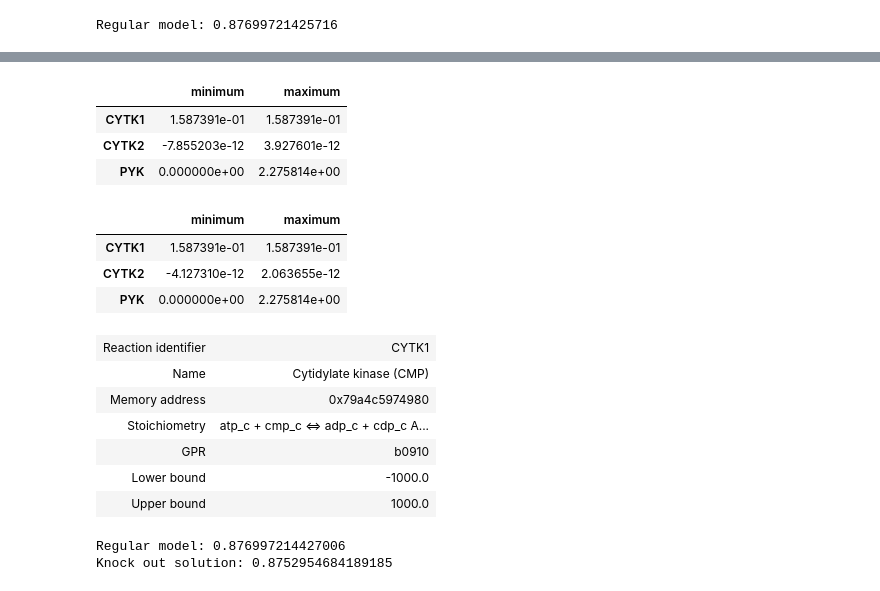
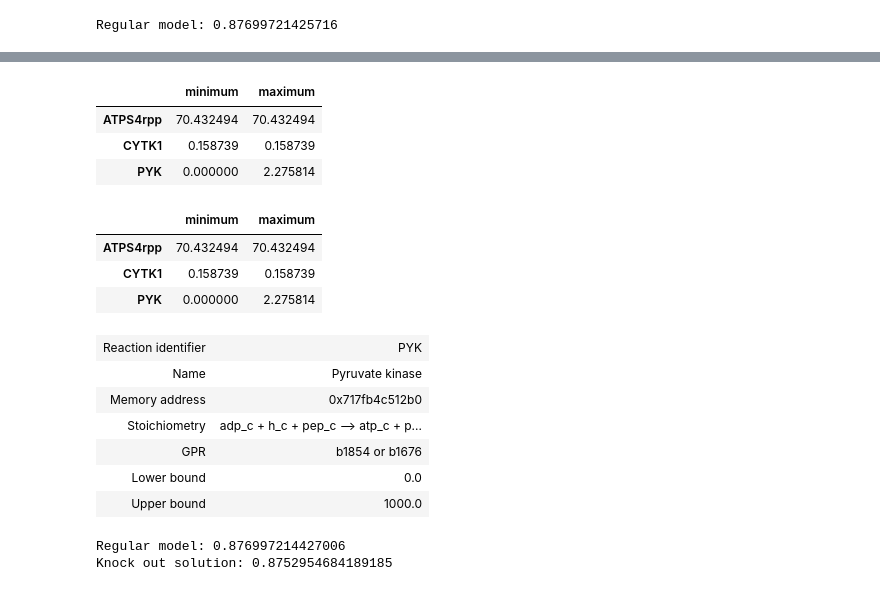
Before and after one commit to DogaTestere/CobraPyTest, a Jupyter notebook: CobraFolder/test1.ipynb, the cells around one changed output, grey strips where cells are left out. Saved outputs shown, nothing was run; the diff lists cells and outputs as text; code cells hidden in the pictures.

```diff
--- a/CobraFolder/test1.ipynb
+++ b/CobraFolder/test1.ipynb
@@ -253,34 +350,34 @@ flux_variability_analysis(model, model.reactions.CYTK1)
 # %%
 flux_variability_analysis(
     model,
-    ["CYTK1", "CYTK2", "PYK"],
+    ["ATPS4rpp", "CYTK1", "PYK"],
     loopless=True
 )
 # %% [output]
 |  | minimum | maximum |
-| CYTK1 | 1.587391e-01 | 1.587391e-01 |
-| CYTK2 | -7.855203e-12 | 3.927601e-12 |
-| PYK | 0.000000e+00 | 2.275814e+00 |
+| ATPS4rpp | 70.432494 | 70.432494 |
+| CYTK1 | 0.158739 | 0.158739 |
+| PYK | 0.000000 | 2.275814 |
 # %%
 flux_variability_analysis(
     model,
-    ["CYTK1", "CYTK2", "PYK"]
+    ["ATPS4rpp", "CYTK1", "PYK"]
 )
 # Different results for loopless true/false means that the reaction has a loop that is not possible in vivo
 # %% [output]
 |  | minimum | maximum |
-| CYTK1 | 1.587391e-01 | 1.587391e-01 |
-| CYTK2 | -4.127310e-12 | 2.063655e-12 |
-| PYK | 0.000000e+00 | 2.275814e+00 |
+| ATPS4rpp | 70.432494 | 70.432494 |
+| CYTK1 | 0.158739 | 0.158739 |
+| PYK | 0.000000 | 2.275814 |
 # %%
-model.reactions.get_by_id("CYTK1")
+model.reactions.get_by_id("PYK")
 # %% [output]
-| Reaction identifier | CYTK1 |
-| Name | Cytidylate kinase (CMP) |
-| Memory address | 0x79a4c5974980 |
-| Stoichiometry | atp_c + cmp_c <=> adp_c + cdp_c A... |
-| GPR | b0910 |
-| Lower bound | -1000.0 |
+| Reaction identifier | PYK |
+| Name | Pyruvate kinase |
+| Memory address | 0x717fb4c512b0 |
+| Stoichiometry | adp_c + h_c + pep_c --> atp_c + p... |
+| GPR | b1854 or b1676 |
+| Lower bound | 0.0 |
 | Upper bound | 1000.0 |
 # %%
 print(f"Regular model: {model.optimize().objective_value}")
```
Also changed, not shown: parts of 12 cells of this notebook, 2 other files.
